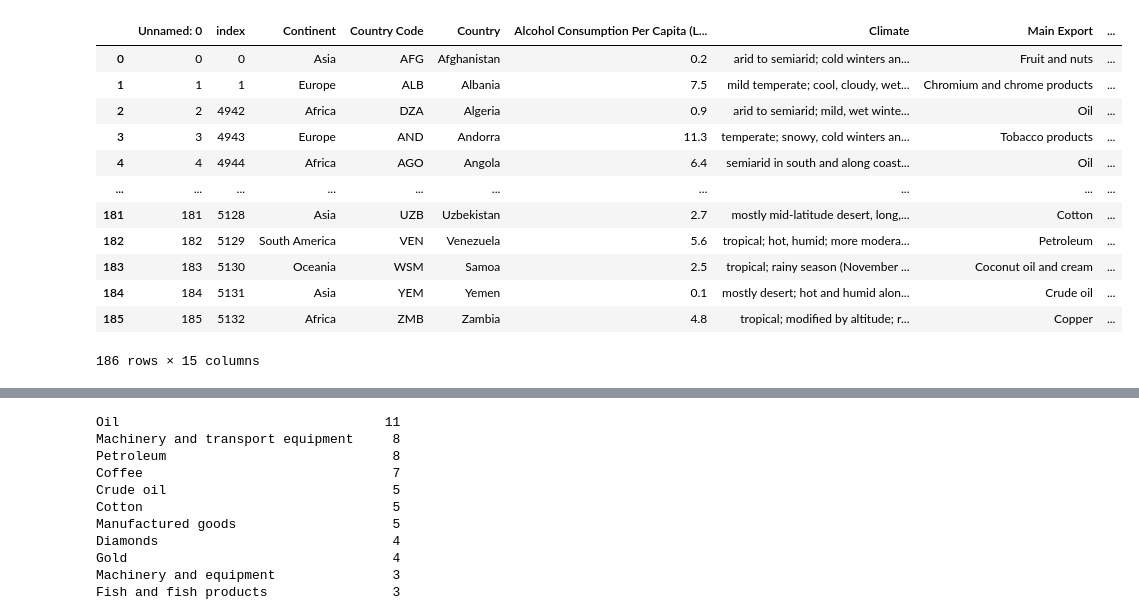
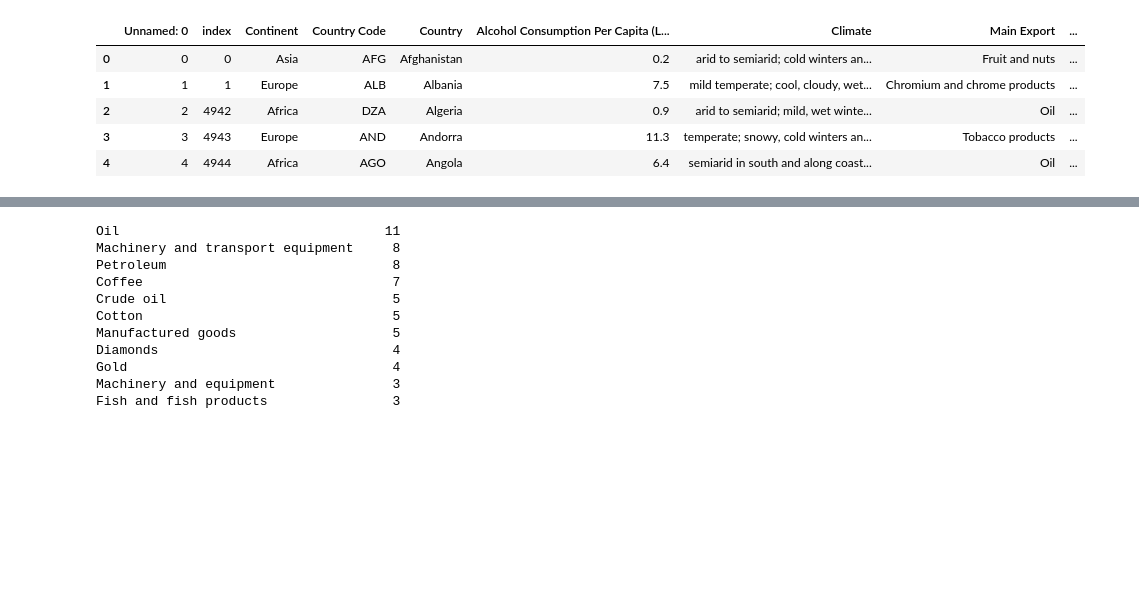
Before and after one commit to reccleston/data-analysis-project-1, a Jupyter notebook: nadia/project_work_2021.ipynb, the cells around one changed output, grey strips where cells are left out. Saved outputs shown, nothing was run; the diff lists cells and outputs as text; code cells hidden in the pictures; blank space fills up the shorter version.

```diff
--- a/nadia/project_work_2021.ipynb
+++ b/nadia/project_work_2021.ipynb
@@ -21,21 +21,14 @@ alcohol_expenditure_df = pd.read_csv("Resources/alcohol-expenditure-as-share-of-
 # %%
 merged_df = pd.read_csv("../mega_df.csv")
 merged_df = merged_df.rename(columns={'continent':'Continent', 'country_code':'Country Code', 'country':'Country', 'consumption_per_capita_(L)':'Alcohol Consumption Per Capita (Liters)', 'climate':'Climate', 'main_export':'Main Export', 'main_industry':'Main Industry', 'region':'Region', 'happy_score':'Happiness Score', 'life_expectancy':'Life Expectancy', 'gdp_per_capita':'GDP per capita', 'mental_health_and_addiction (%)':'Mental Health Disorders (%)'})
-merged_df
+merged_df.head()
 # %% [output]
 |  | Unnamed: 0 | index | Continent | Country Code | Country | Alcohol Consumption Per Capita (L... | Climate | Main Export | ... |
 | 0 | 0 | 0 | Asia | AFG | Afghanistan | 0.2 | arid to semiarid; cold winters an... | Fruit and nuts | ... |
 | 1 | 1 | 1 | Europe | ALB | Albania | 7.5 | mild temperate; cool, cloudy, wet... | Chromium and chrome products | ... |
 | 2 | 2 | 4942 | Africa | DZA | Algeria | 0.9 | arid to semiarid; mild, wet winte... | Oil | ... |
 | 3 | 3 | 4943 | Europe | AND | Andorra | 11.3 | temperate; snowy, cold winters an... | Tobacco products | ... |
 | 4 | 4 | 4944 | Africa | AGO | Angola | 6.4 | semiarid in south and along coast... | Oil | ... |
-| ... | ... | ... | ... | ... | ... | ... | ... | ... | ... |
-| 181 | 181 | 5128 | Asia | UZB | Uzbekistan | 2.7 | mostly mid-latitude desert, long,... | Cotton | ... |
-| 182 | 182 | 5129 | South America | VEN | Venezuela | 5.6 | tropical; hot, humid; more modera... | Petroleum | ... |
-| 183 | 183 | 5130 | Oceania | WSM | Samoa | 2.5 | tropical; rainy season (November ... | Coconut oil and cream | ... |
-| 184 | 184 | 5131 | Asia | YEM | Yemen | 0.1 | mostly desert; hot and humid alon... | Crude oil | ... |
-| 185 | 185 | 5132 | Africa | ZMB | Zambia | 4.8 | tropical; modified by altitude; r... | Copper | ... |
-186 rows × 15 columns
 # %%
 updated_df=merged_df.drop(['Unnamed: 0', 'code'], axis=1)
 updated_df.head()
```
Also changed, not shown: 14 other files.
